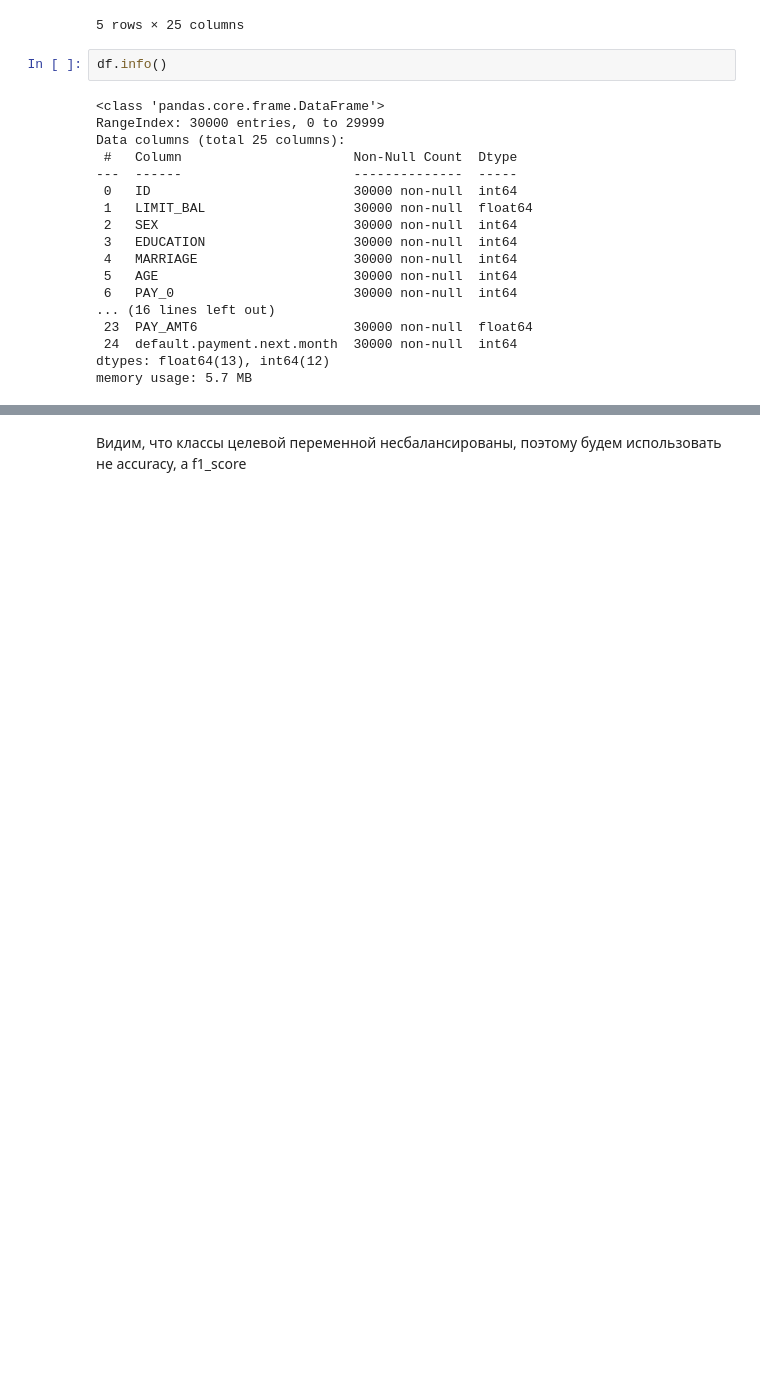
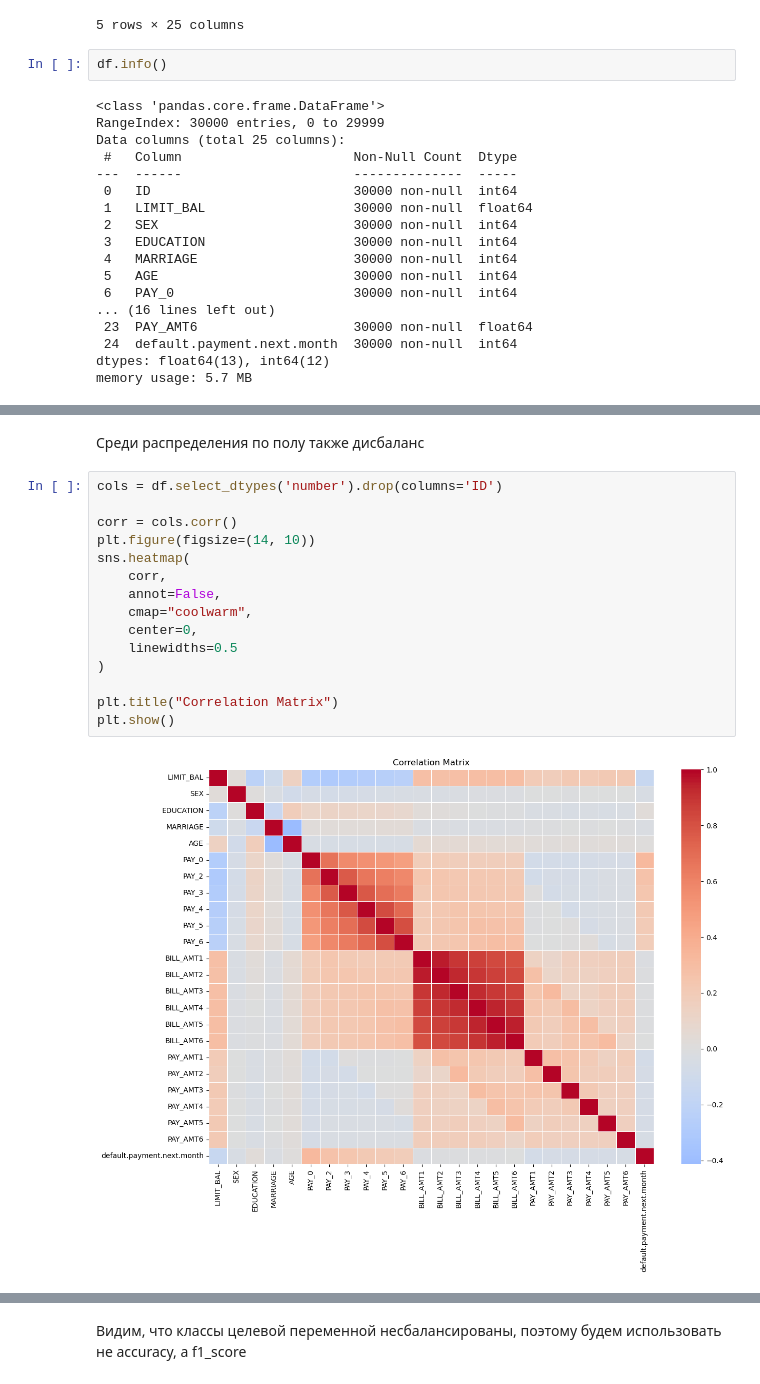
Before and after one commit to alexrad555/credit-card-ml-deployment, a Jupyter notebook: notebooks/notebook.ipynb, the cells around one changed output, grey strips where cells are left out. Cells and saved outputs as stored; diff of their text form; blank space fills up the shorter version.

```diff
--- a/notebooks/notebook.ipynb
+++ b/notebooks/notebook.ipynb
@@ -49,0 +67,19 @@ Name: count, dtype: int64
+# %% [markdown]
+Среди распределения по полу также дисбаланс
+# %%
+cols = df.select_dtypes('number').drop(columns='ID')
+
+corr = cols.corr()
+plt.figure(figsize=(14, 10))
+sns.heatmap(
+    corr,
+    annot=False,
+    cmap="coolwarm",
+    center=0,
+    linewidths=0.5
+)
+
+plt.title("Correlation Matrix")
+plt.show()
+# %% [output]
+[figure, added]
```
Also changed, not shown: parts of 57 cells of this notebook, 1 other file.
